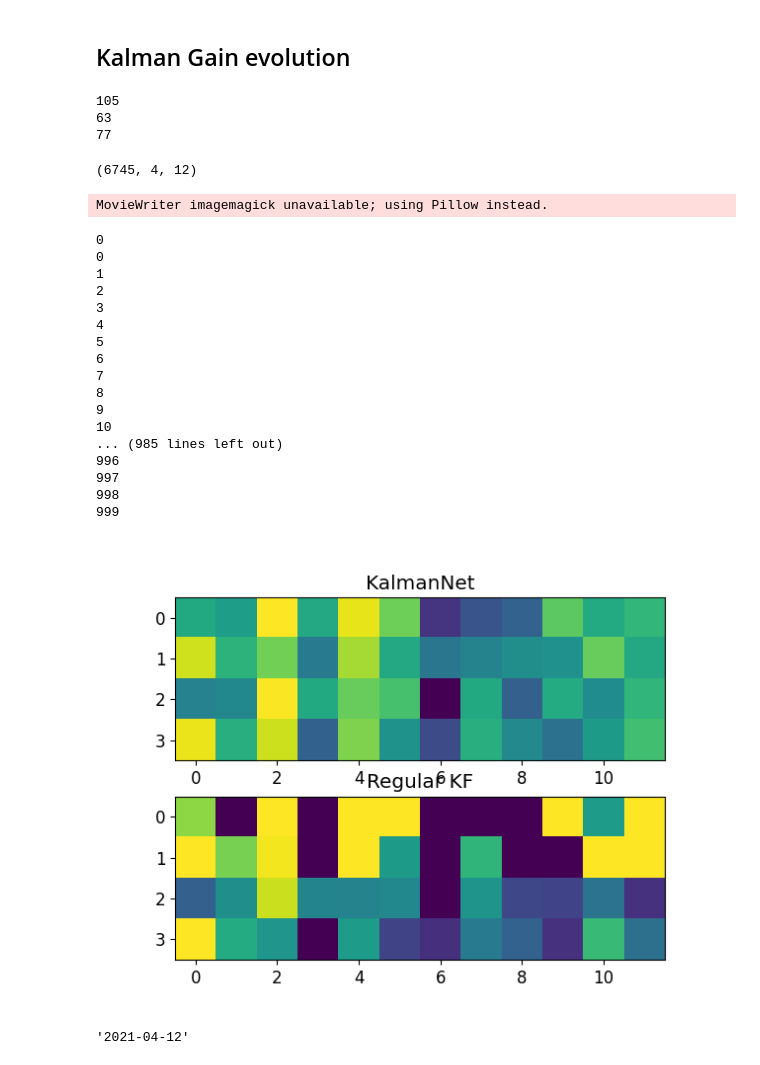
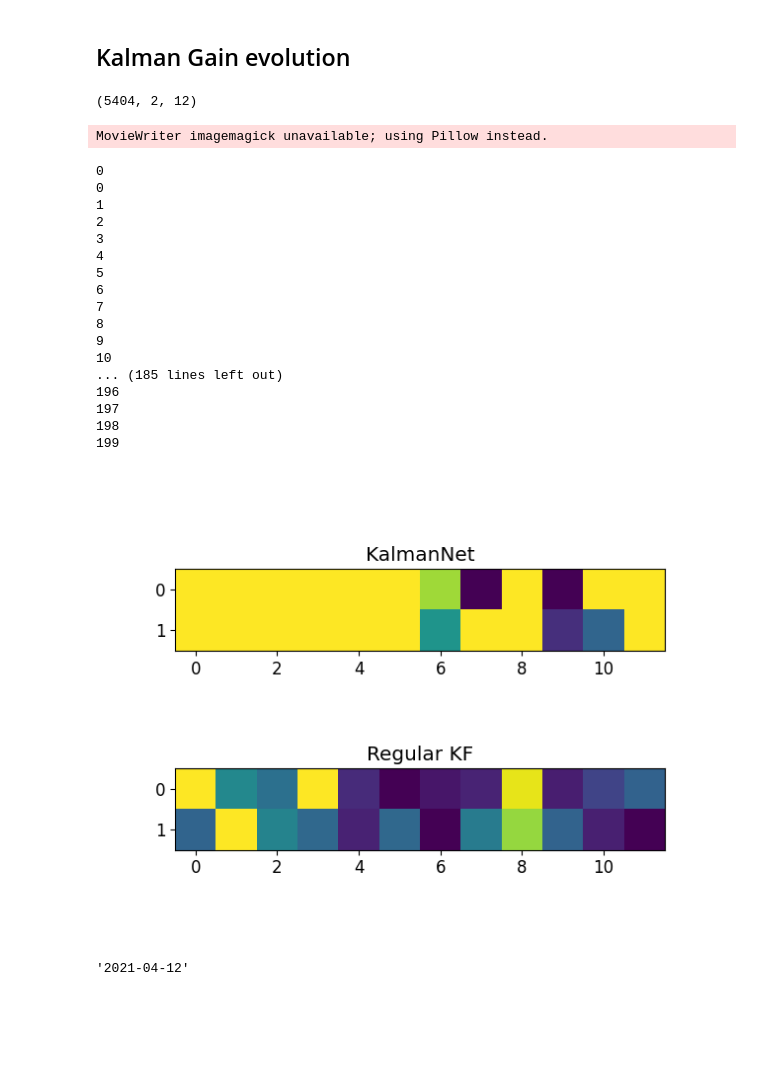
Before and after one commit to JapmanGill/BIOMEDE-517-Project, a Jupyter notebook: evaluation/evaluate_linear_ff.ipynb, the cells around one changed output. Cells and saved outputs as stored; diff of their text form; code cells hidden in the pictures; blank space fills up the shorter version.

```diff
--- a/evaluation/evaluate_linear_ff.ipynb
+++ b/evaluation/evaluate_linear_ff.ipynb
@@ -30,17 +30,20 @@ def kalman_filter(x0, X, Y,A,C,Q,W):
 
         x_t_t = x_t_t1 + Kt @ (yt_tilde)
         x_values[t, :] = x_t_t
-        P_t_t = (np.eye(4) - Kt @ C) @ P_t_t1
+        P_t_t = (np.eye(X.shape[1]) - Kt @ C) @ P_t_t1
     return x_values, kgain
 # %%
-filename = "..\models\pipeline_KNet_fingflexion_06_30_22__08_23_28"
-date = "2021-04-12"
-mat_filepath = f"../data/{date}/batch_data_32ms_12chan_50bins_nonoverlapping.mat"
+filename = "..\models\pipeline_KNet_fingflexion_07_04_22__12_58_38"
+date = "2022-04-15_run11"
+mat_filepath = f"../data/{date}/batch_data_32ms_12chan_50bins_nonoverlapping_onlyvel.mat"
 pipeline = torch.load(filename)
+normalize = True
 # %%
 batch_data = scio.loadmat(mat_filepath)
 X_test = np.array(batch_data["X_test"])
 Y_test = np.array(batch_data["Y_test"])
+Y_train_mean = np.array(batch_data["Y_train_mean"])
+Y_train_std = np.array(batch_data["Y_train_std"])
 
 F = np.array(batch_data["A"])
 H = np.array(batch_data["C"])
@@ -67,3 +68,6 @@ X_test.shape, Y_test.shape
+# %%
+if normalize:
+    Y_test = (Y_test - Y_train_mean) / Y_train_std
 # %%
 # Show reconstruction of test
 x_knet = torch.empty(X_test.shape[1], X_test.shape[0])
@@ -105,47 +110,44 @@ fig.tight_layout() # Or equivalently,  "plt.tight_layout()"
 # %%
 kgain_kf.shape
 # %% [output]
-105
-63
-77
+(5404, 2, 12)
-(6745, 4, 12)
 # %%
 from matplotlib.animation import FuncAnimation
 fig, (ax1,ax2) = plt.subplots(2,1)
 ax1.set_title("KalmanNet")
 ax2.set_title("Regular KF")
 max_knet = np.max(np.abs(kgain_knet))
 max_kgain = np.max(np.abs(kgain_kf))
 im1 = ax1.imshow(kgain_knet[0,:,:] / max_knet)
 im2 = ax2.imshow(kgain_kf[1,:,:] / max_kgain)
 def animate(frame_num):
     print(frame_num)
     im1.set_data(kgain_knet[frame_num,:,:] / max_knet)
     im2.set_data(kgain_kf[frame_num+1,:,:] / max_kgain)
     return im1,im2
-anim = FuncAnimation(fig, animate, frames=1000, interval=50, repeat=False)
+anim = FuncAnimation(fig, animate, frames=200, interval=50, repeat=False)
 anim.save(f'../figures/animation_{date}.gif', writer='imagemagick', fps=30)
 plt.show()
 # %% [output]
 MovieWriter imagemagick unavailable; using Pillow instead.
 0
 0
 1
 2
 3
 4
 5
 6
 7
 8
 9
 10
-... (985 lines left out)
-996
-997
-998
-999
+... (185 lines left out)
+196
+197
+198
+199
-[figure, old version]
+[figure, new version]
 # %%
 date
 # %% [output]
```
Also changed, not shown: parts of 8 cells of this notebook, 14 other files.
